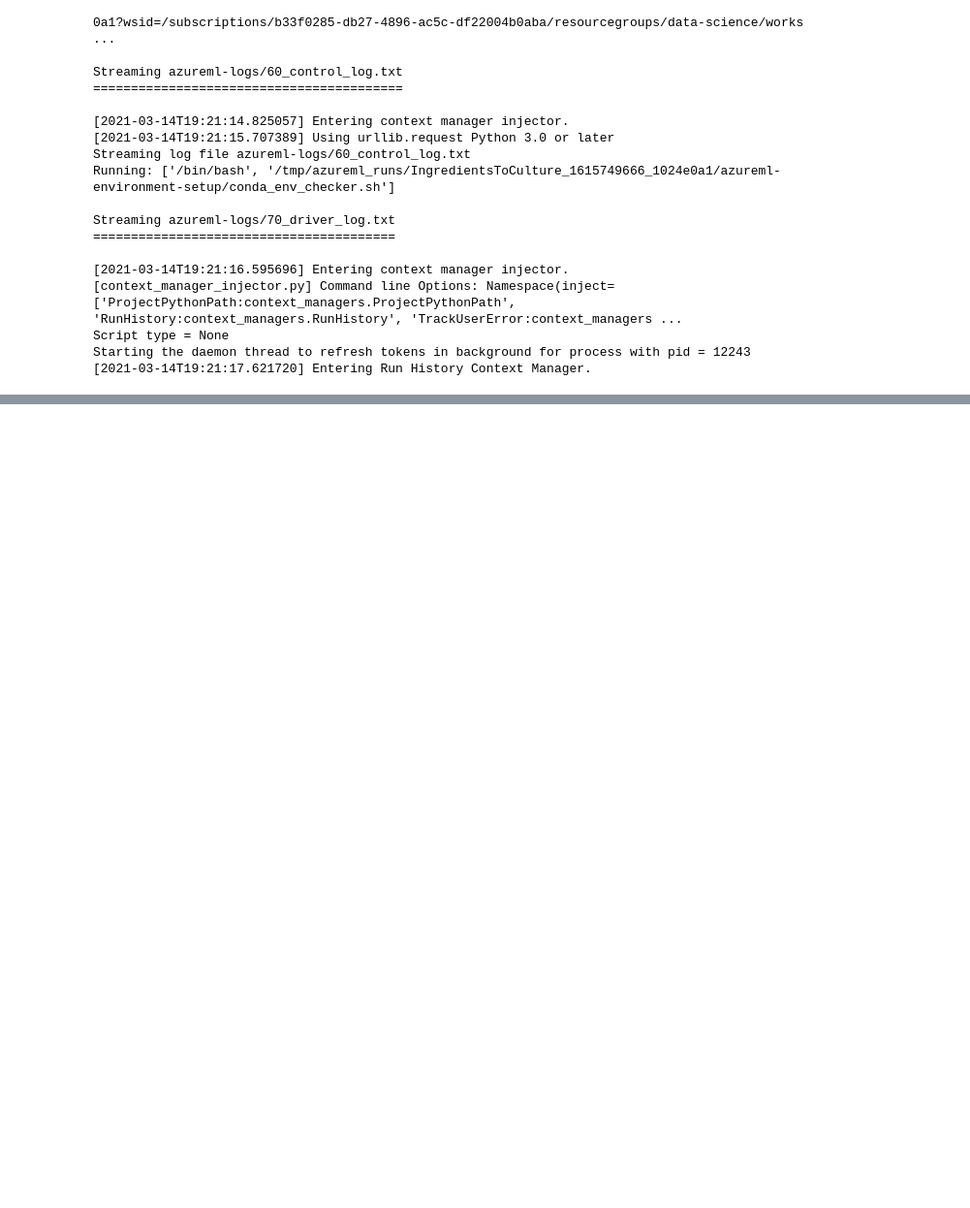
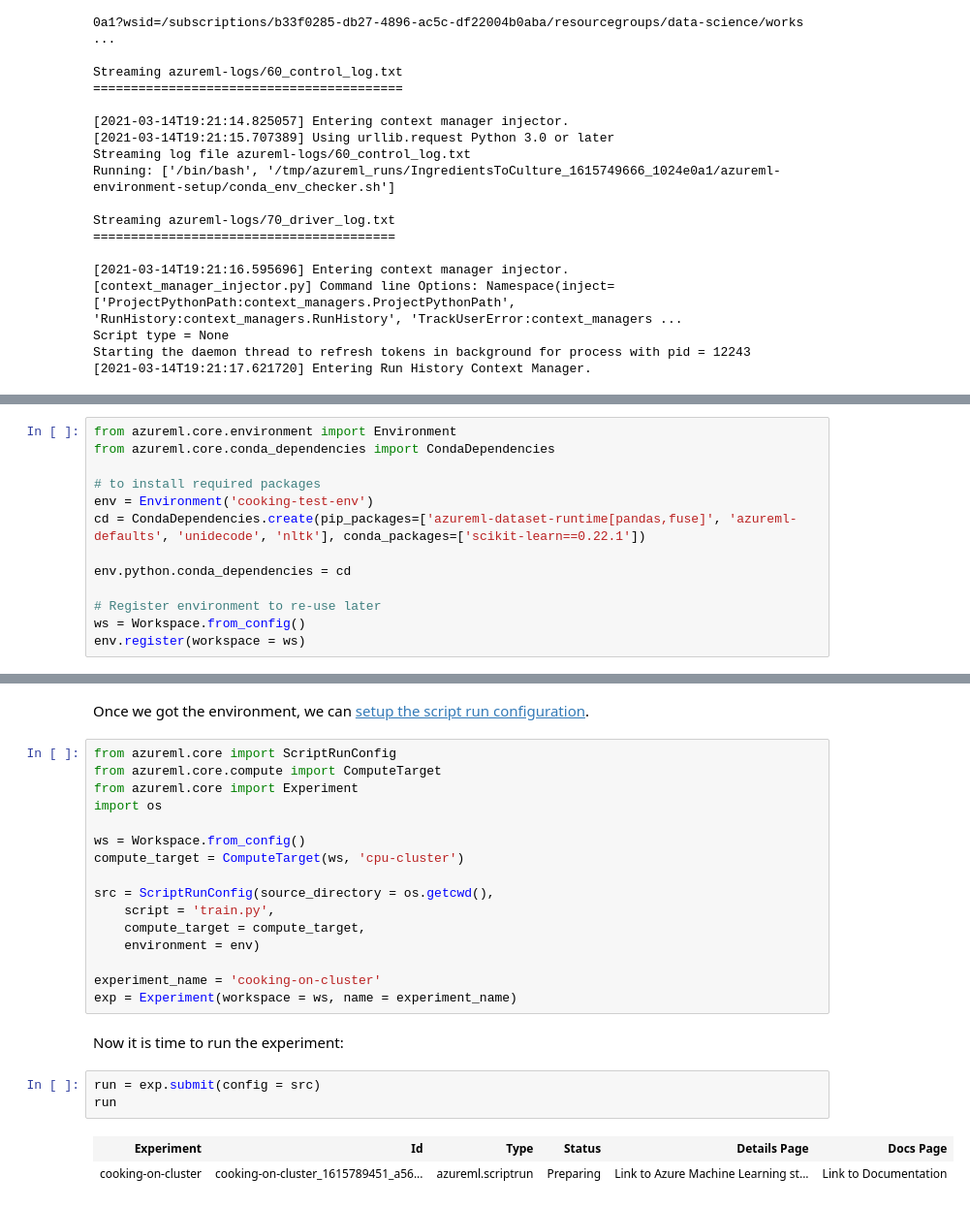
Before and after one commit to rstropek/azure-ml-experiments, a Jupyter notebook: working-with-models.ipynb, the cells around one changed output, grey strips where cells are left out. Shown: that part at 97% size. Drawn from its saved outputs; the diff is of its cells as text; blank space fills up the shorter version.

Commit message:
Add training on cluster

```diff
--- a/working-with-models.ipynb
+++ b/working-with-models.ipynb
@@ -84,0 +99,13 @@ Starting the daemon thread to refresh tokens in background for process with pid
+# %%
+from azureml.core.environment import Environment
+from azureml.core.conda_dependencies import CondaDependencies
+
+# to install required packages
+env = Environment('cooking-test-env')
+cd = CondaDependencies.create(pip_packages=['azureml-dataset-runtime[pandas,fuse]', 'azureml-defaults', 'unidecode', 'nltk'], conda_packages=['scikit-learn==0.22.1'])
+
+env.python.conda_dependencies = cd
+
+# Register environment to re-use later
+ws = Workspace.from_config()
+env.register(workspace = ws)
@@ -84,0 +130,26 @@ Starting the daemon thread to refresh tokens in background for process with pid
+# %% [markdown]
+Once we got the environment, we can [setup the script run configuration](https://docs.microsoft.com/en-us/azure/machine-learning/how-to-set-up-training-targets#create-the-script-run-configuration).
+# %%
+from azureml.core import ScriptRunConfig
+from azureml.core.compute import ComputeTarget
+from azureml.core import Experiment
+import os
+
+ws = Workspace.from_config()
+compute_target = ComputeTarget(ws, 'cpu-cluster')
+
+src = ScriptRunConfig(source_directory = os.getcwd(),
+    script = 'train.py',
+    compute_target = compute_target,
+    environment = env)
+
+experiment_name = 'cooking-on-cluster'
+exp = Experiment(workspace = ws, name = experiment_name)
+# %% [markdown]
+Now it is time to run the experiment:
+# %%
+run = exp.submit(config = src)
+run
+# %% [output]
+| Experiment | Id | Type | Status | Details Page | Docs Page |
+| cooking-on-cluster | cooking-on-cluster_1615789451_a56... | azureml.scriptrun | Preparing | Link to Azure Machine Learning st... | Link to Documentation |
```
Also changed, not shown: parts of 8 cells of this notebook, 2 other files.
